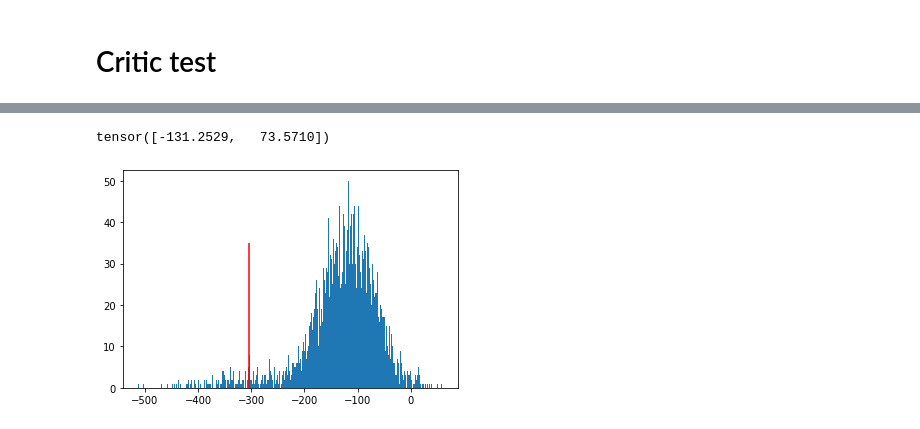
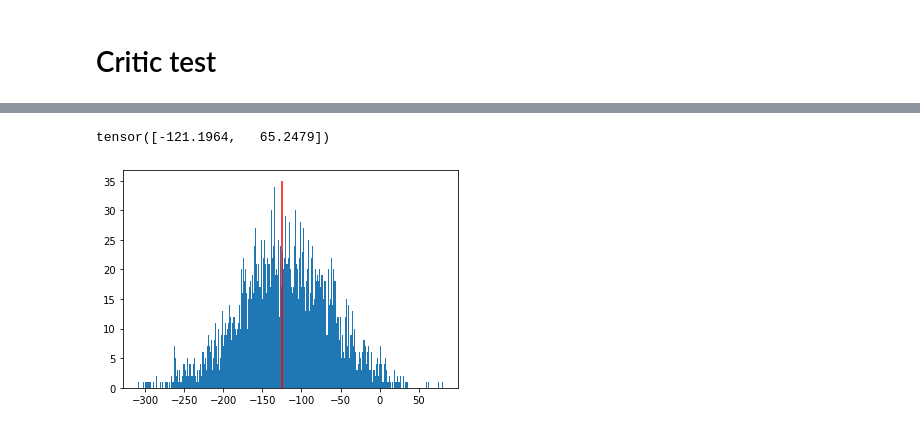
Before and after one commit to Howuhh/top_secret_udsac, a Jupyter notebook: mdn_test.ipynb, the cells around one changed output, grey strips where cells are left out. Saved outputs shown, nothing was run; the diff lists cells and outputs as text; code cells hidden in the pictures.

Commit message:
mdn test no buffer

```diff
--- a/mdn_test.ipynb
+++ b/mdn_test.ipynb
@@ -125,5 +73,5 @@ command.mean(dim=0), output.mean(dim=0)
 # %%
-critic = Critic(8, 4, 2, n_heads=20)
+critic = Critic(8, 4, 2, n_heads=5)
 critic_optim = torch.optim.Adam(critic.parameters())
 # %%
 for epoch in range(5000):
@@ -157,13 +104,19 @@ for epoch in range(5000):
+# %%
+test_episode = sample_episode(gym.make("LunarLander-v2"), None, None)
+
+test_init_state = torch.tensor(test_episode.states[0]).unsqueeze(0).float()
+test_init_command = torch.tensor(test_episode.commands[0]).unsqueeze(0).float()
+test_init_action = F.one_hot(torch.tensor(test_episode.actions[0]), num_classes=4).unsqueeze(0).float()
 # %%
-sample = [critic.sample(state[1].unsqueeze(0), command[1].unsqueeze(0), action[1].unsqueeze(0)) for _ in range(5000)]
+sample = [critic.sample(test_init_state, test_init_command, test_init_action) for _ in range(5000)]
 
 print(torch.cat(sample).mean(dim=0))
 
 plt.hist(torch.cat(sample)[:, 0].numpy(), bins=600);
-plt.vlines(output[1][0], 0, 35, colors="red");
+plt.vlines(test_episode.total_return, 0, 35, colors="red");
 # %% [output]
-tensor([-131.2529,   73.5710])
+tensor([-121.1964,   65.2479])
-[figure, old version]
+[figure, new version]
 # %%
 def episode_stats(env_name, critic, actor=None, controller=None):
     episode = sample_episode(gym.make(env_name), actor, controller)
```
Also changed, not shown: parts of 18 cells of this notebook, 1 other file.
